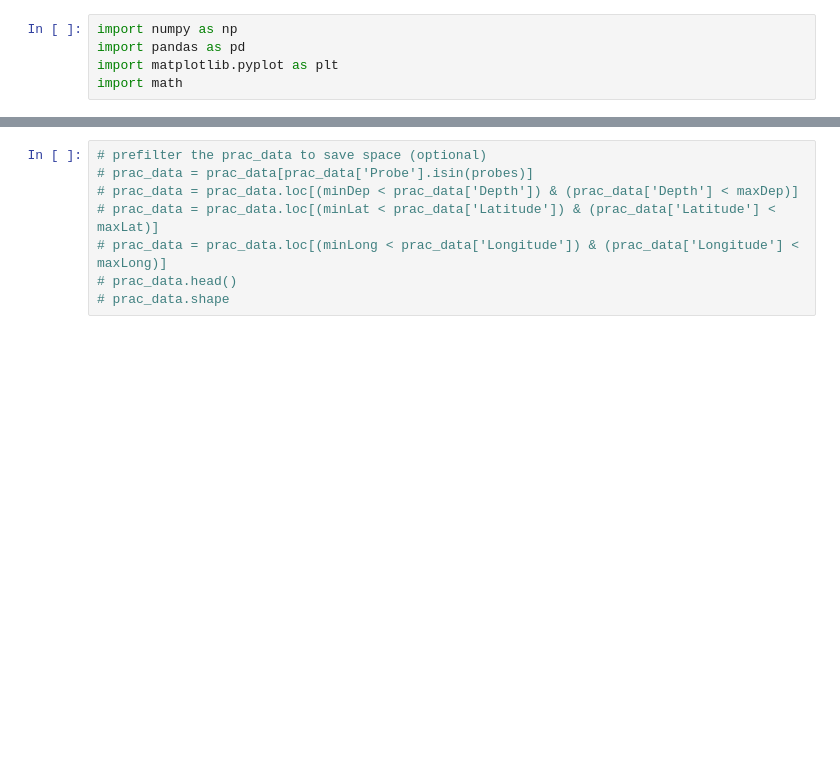
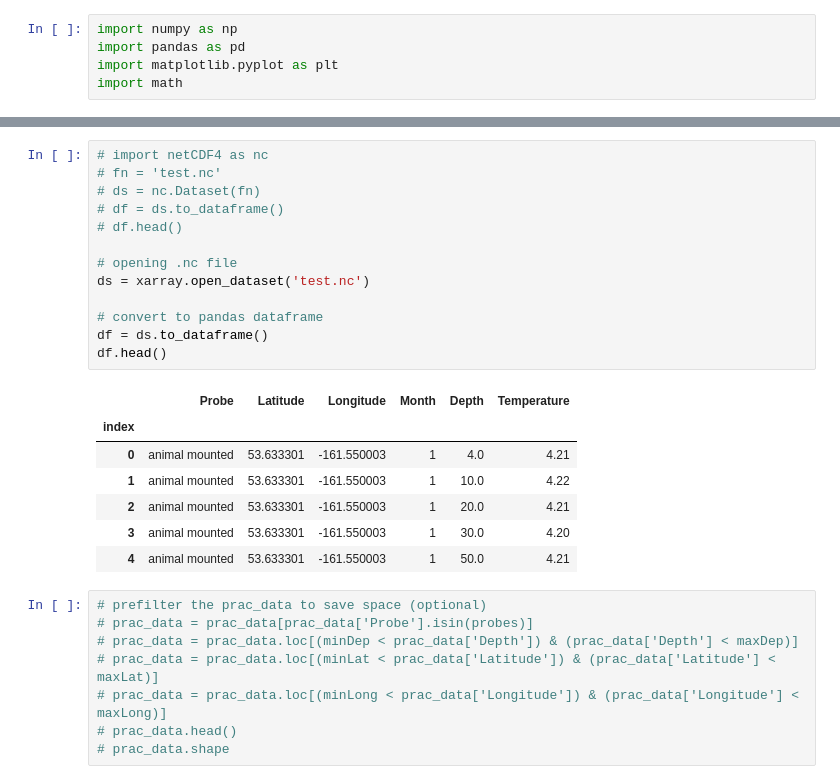
Before and after one commit to DarrenMLie/OTEC, a Jupyter notebook: stdsweeper.ipynb, the cells around one changed output, grey strips where cells are left out. Saved outputs shown, nothing was run; the diff lists cells and outputs as text; blank space fills up the shorter version.

```diff
--- a/stdsweeper.ipynb
+++ b/stdsweeper.ipynb
@@ -23,3 +35,24 @@ ParserError: Error tokenizing data. C error: Calling read(nbytes) on source fail
+# %%
+# import netCDF4 as nc
+# fn = 'test.nc'
+# ds = nc.Dataset(fn)
+# df = ds.to_dataframe()
+# df.head()
+
+# opening .nc file
+ds = xarray.open_dataset('test.nc')
+
+# convert to pandas dataframe
+df = ds.to_dataframe()
+df.head()
+# %% [output]
+|  | Probe | Latitude | Longitude | Month | Depth | Temperature |
+| index |  |  |  |  |  |  |
+| 0 | animal mounted | 53.633301 | -161.550003 | 1 | 4.0 | 4.21 |
+| 1 | animal mounted | 53.633301 | -161.550003 | 1 | 10.0 | 4.22 |
+| 2 | animal mounted | 53.633301 | -161.550003 | 1 | 20.0 | 4.21 |
+| 3 | animal mounted | 53.633301 | -161.550003 | 1 | 30.0 | 4.20 |
+| 4 | animal mounted | 53.633301 | -161.550003 | 1 | 50.0 | 4.21 |
 # %%
 # prefilter the prac_data to save space (optional)
 # prac_data = prac_data[prac_data['Probe'].isin(probes)]
```
Also changed, not shown: parts of 2 cells of this notebook, 2 other files.
